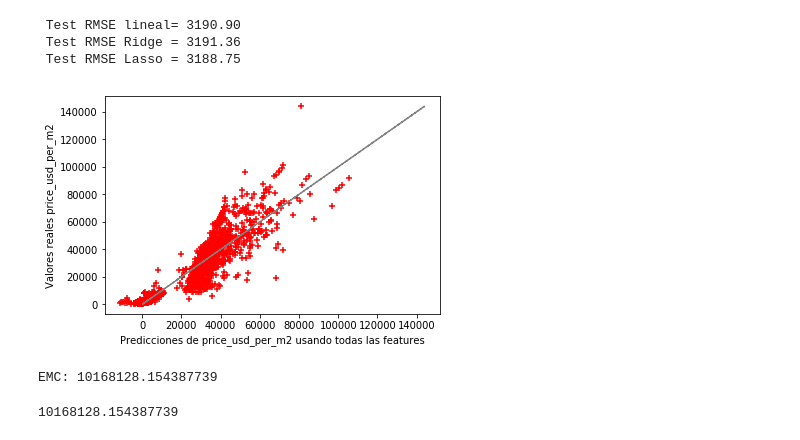
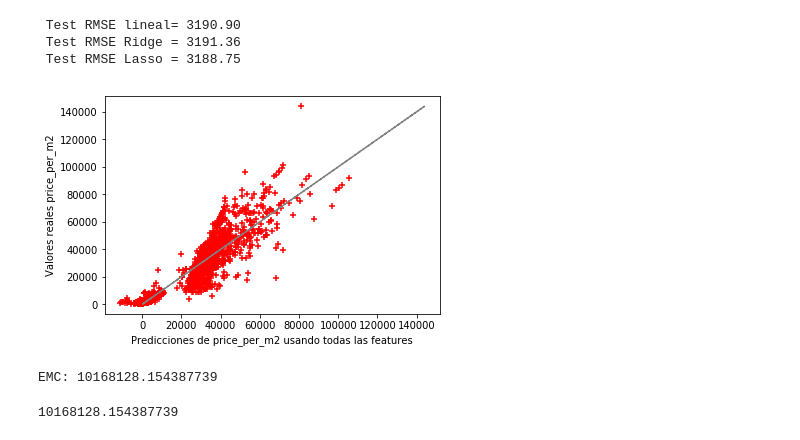
Before and after one commit to Villamaru/stunning-octo-waffle, a Jupyter notebook: 3-Tasado_lineal.ipynb, the cells around one changed output. Saved outputs shown, nothing was run; the diff lists cells and outputs as text; code cells hidden in the pictures.

```diff
--- a/3-Tasado_lineal.ipynb
+++ b/3-Tasado_lineal.ipynb
@@ -246,17 +246,17 @@ print(" Test RMSE lineal= %.2f\n" % rmse(y_test, y_pred_lm),
 # %%
 # Graficamos el modelo.
 
 plt.scatter(y_pred_lasso, y_test, s=30, c='r', marker='+', zorder=10)
 
-plt.xlabel("Predicciones de price_usd_per_m2 usando todas las features")
-plt.ylabel("Valores reales price_usd_per_m2")
+plt.xlabel("Predicciones de price_per_m2 usando todas las features")
+plt.ylabel("Valores reales price_per_m2")
 plt.plot(y_test,y_test, '-.',c='grey',zorder=11)
 plt.show()
 
 print ("EMC:", mean_squared_error(y_test, y_pred_lasso))
 prevMSE = mean_squared_error(y_test, y_pred_lasso)
 # %% [output]
-[figure, old version]
+[figure, new version]
 EMC: 10168128.154387739
 # %%
 prevMSE
```
Also changed, not shown: parts of 1 cell of this notebook.
